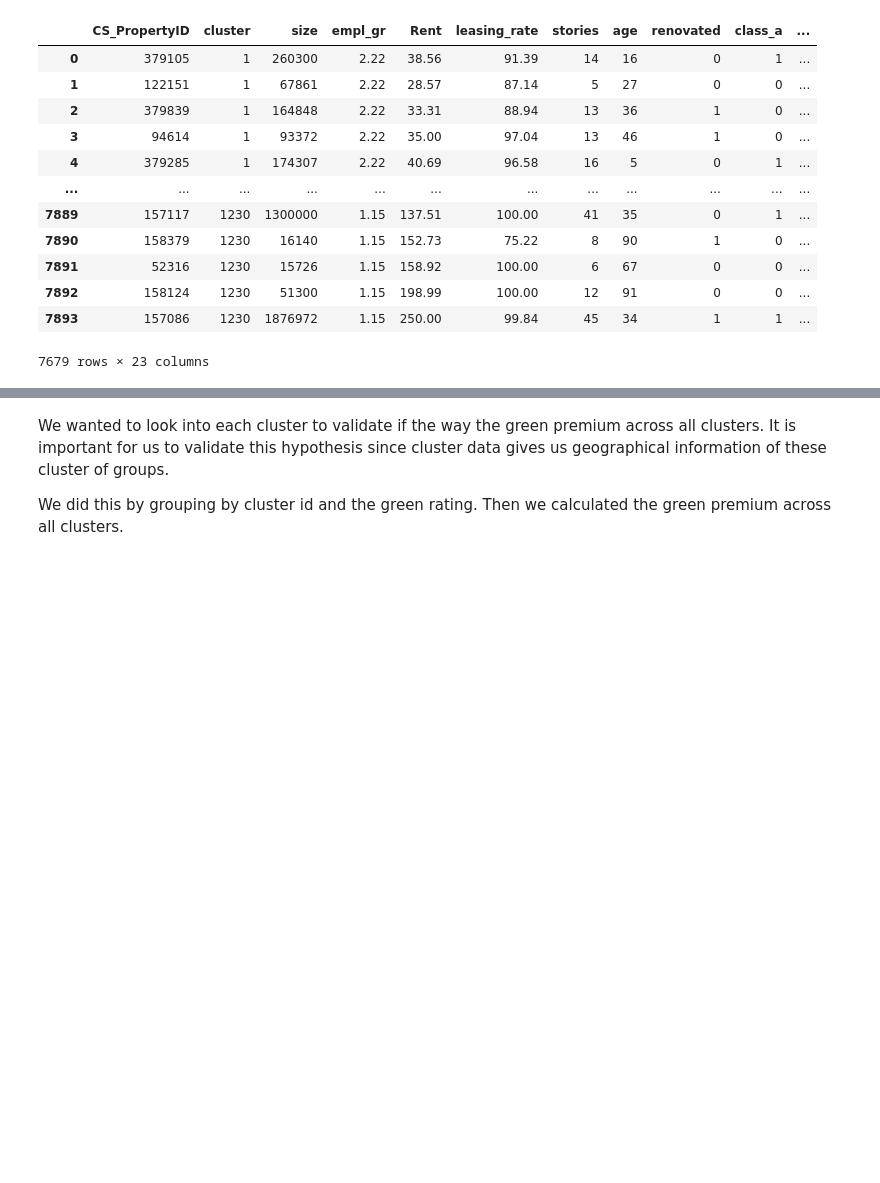
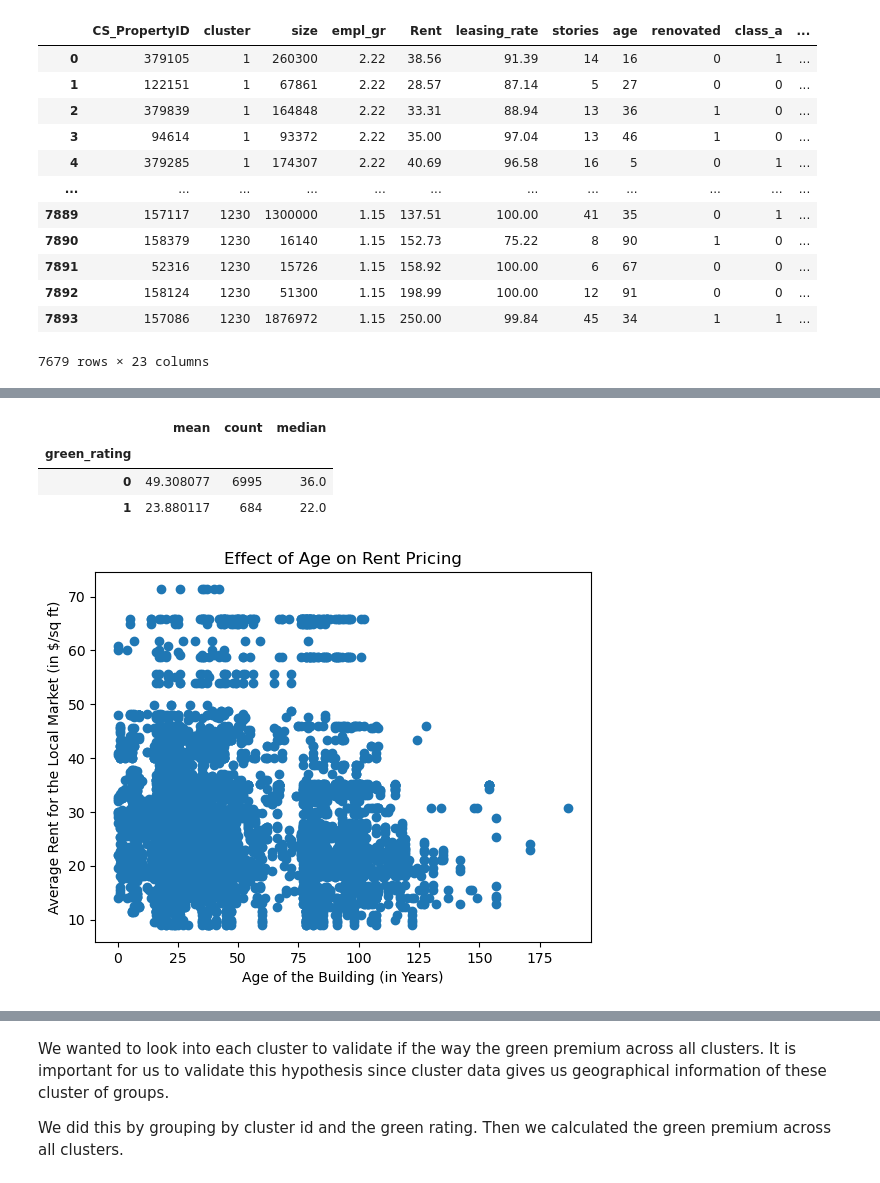
Before and after one commit to jordanehli/STA380_exercises, a Jupyter notebook: problem3.ipynb, the cells around one changed output, grey strips where cells are left out. Cells and saved outputs as stored; diff of their text form; code cells hidden in the pictures; blank space fills up the shorter version.

```diff
--- a/problem3.ipynb
+++ b/problem3.ipynb
@@ -24,0 +60,15 @@ gb_data
+# %%
+gb_data.groupby(['green_rating'])['age'].agg(['mean', 'count', 'median'])
+# %% [output]
+|  | mean | count | median |
+| green_rating |  |  |  |
+| 0 | 49.308077 | 6995 | 36.0 |
+| 1 | 23.880117 | 684 | 22.0 |
+# %%
+plt.scatter(gb_data['age'], gb_data['cluster_rent'])
+plt.xlabel('Age of the Building (in Years)')
+plt.ylabel('Average Rent for the Local Market (in $/sq ft)')
+plt.title('Effect of Age on Rent Pricing')
+plt.show()
+# %% [output]
+[figure, added]
```
Also changed, not shown: parts of 14 cells of this notebook, 1 other file.
